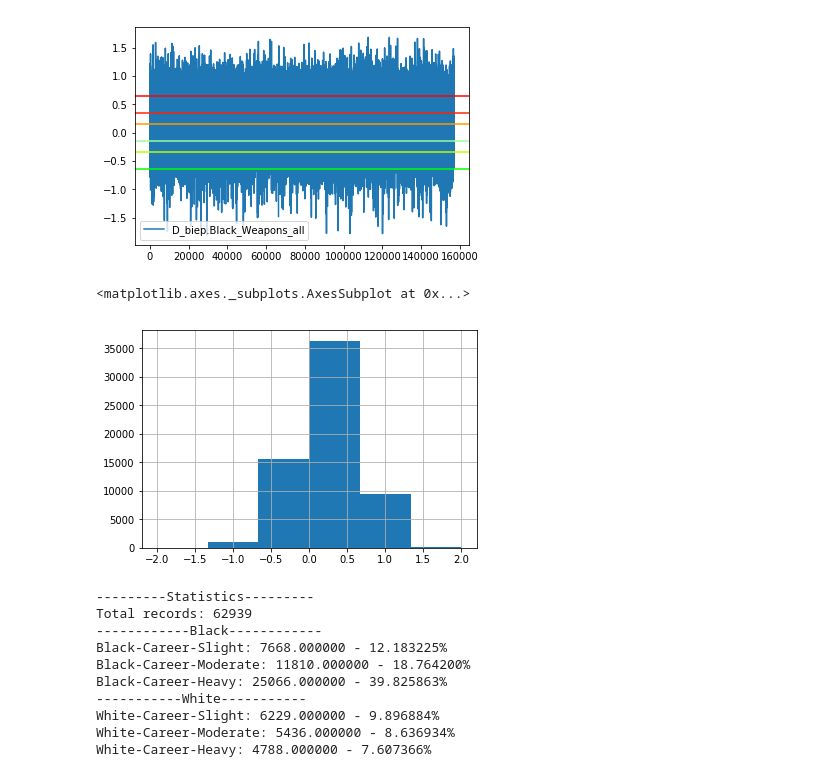
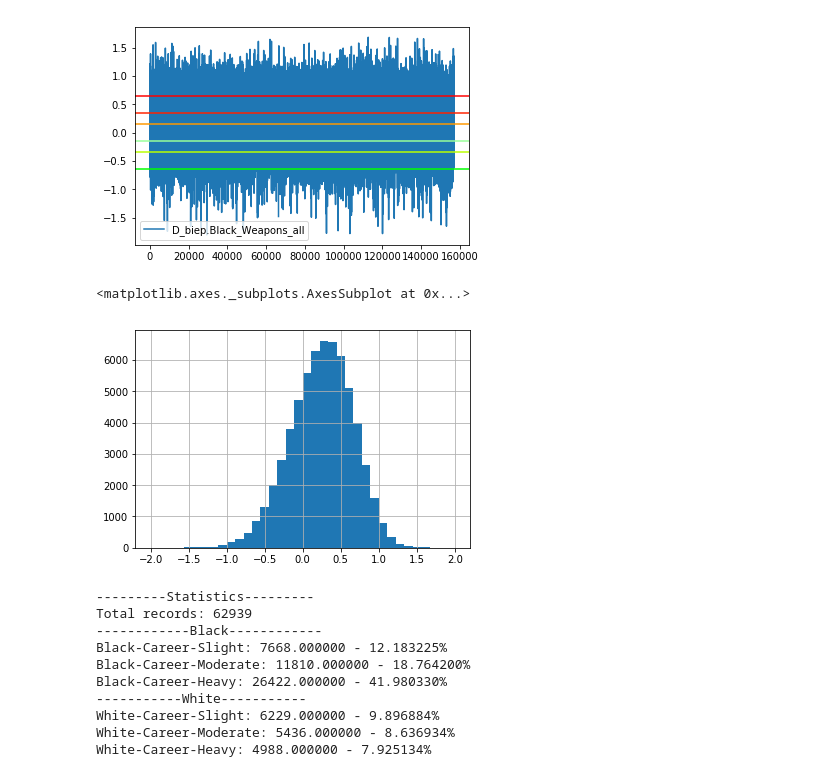
Before and after one commit to urbangeek/IAT-weapons, a Jupyter notebook: IAT_cleaning.ipynb, the cells around one changed output. Drawn from its saved outputs; the diff is of its cells as text; code cells hidden in the pictures.

Commit message:
histogram

```diff
--- a/IAT_cleaning.ipynb
+++ b/IAT_cleaning.ipynb
@@ -102,18 +102,18 @@ plt.show()
 # %% [output]
 [figure]
 # %%
-pd.Series(df['D_biep.Black_Weapons_all']).hist(bins=6, range=(-2,2))
+pd.Series(df['D_biep.Black_Weapons_all']).hist(bins=36, range=(-2,2))
 # %% [output]
 <matplotlib.axes._subplots.AxesSubplot at 0x...>
-[figure, old version]
+[figure, new version]
 # %%
 fem_career_slight = score_df[(score_df['D_biep.Black_Weapons_all'] >= -0.15) & (score_df['D_biep.Black_Weapons_all'] <= 0.0)]
 fem_career_moderate = score_df[(score_df['D_biep.Black_Weapons_all'] >= -0.35) & (score_df['D_biep.Black_Weapons_all'] <= -0.15)]
-fem_career_heavy = score_df[(score_df['D_biep.Black_Weapons_all'] >= -1.0) & (score_df['D_biep.Black_Weapons_all'] <= -0.35)]
+fem_career_heavy = score_df[(score_df['D_biep.Black_Weapons_all'] <= -0.35)]
 
 male_career_slight = score_df[(score_df['D_biep.Black_Weapons_all'] >= 0.0) & (score_df['D_biep.Black_Weapons_all'] <= 0.15)]
 male_career_moderate = score_df[(score_df['D_biep.Black_Weapons_all'] >= 0.15) & (score_df['D_biep.Black_Weapons_all'] <= 0.35)]
-male_career_heavy = score_df[(score_df['D_biep.Black_Weapons_all'] >= 0.35) & (score_df['D_biep.Black_Weapons_all'] <= 1.0)]
+male_career_heavy = score_df[(score_df['D_biep.Black_Weapons_all'] >= 0.35)]
 
 
 print ("---------Statistics---------")
@@ -132,8 +132,8 @@ Total records: 62939
 ------------Black------------
 Black-Career-Slight: 7668.000000 - 12.183225%
 Black-Career-Moderate: 11810.000000 - 18.764200%
-Black-Career-Heavy: 25066.000000 - 39.825863%
+Black-Career-Heavy: 26422.000000 - 41.980330%
 -----------White-----------
 White-Career-Slight: 6229.000000 - 9.896884%
 White-Career-Moderate: 5436.000000 - 8.636934%
-White-Career-Heavy: 4788.000000 - 7.607366%
+White-Career-Heavy: 4988.000000 - 7.925134%
```
Also changed, not shown: parts of 2 cells of this notebook, 2 other files.
